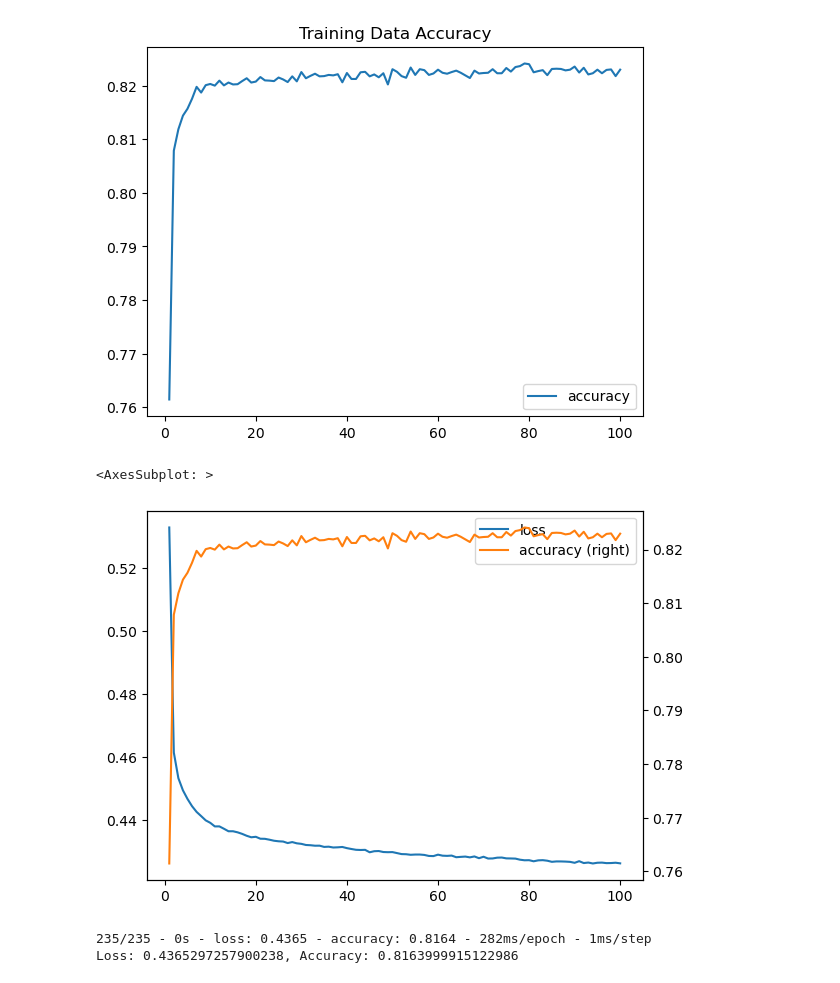
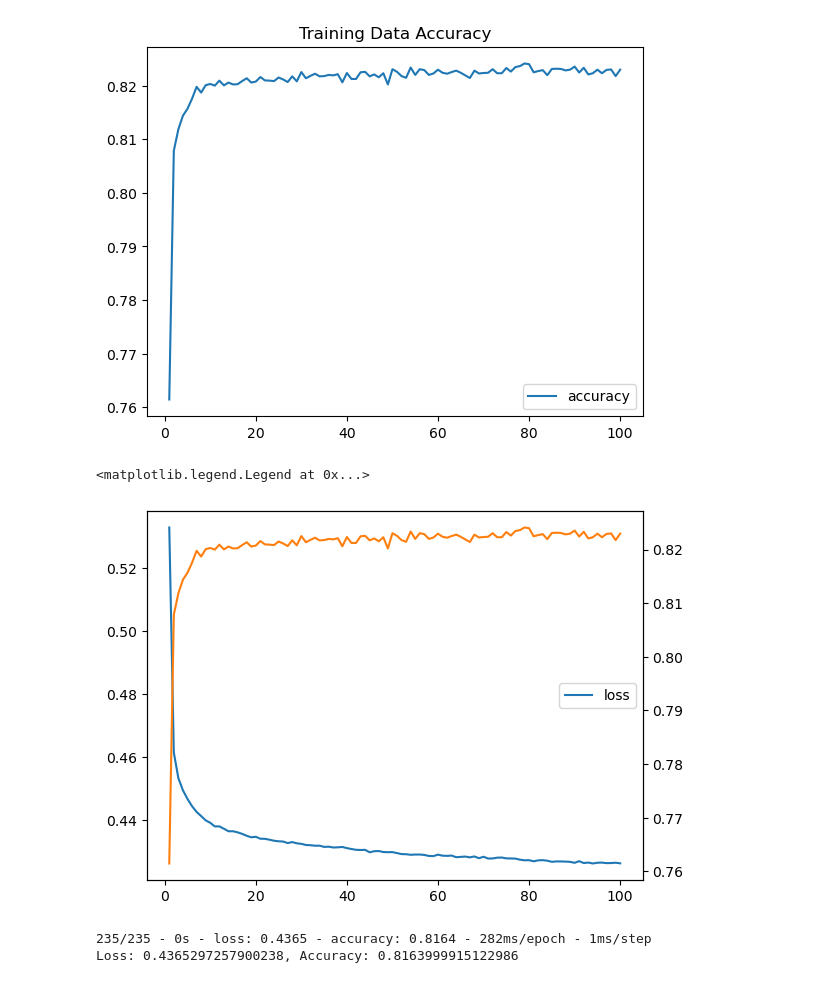
Before and after one commit to mikewenner/Jupyter_Notebooks, a Jupyter notebook: ML/13-neural_networks/01/multiple_hidden_neuron.ipynb, the cells around one changed output. Saved outputs shown, nothing was run; the diff lists cells and outputs as text; code cells hidden in the pictures.

```diff
--- a/ML/13-neural_networks/01/multiple_hidden_neuron.ipynb
+++ b/ML/13-neural_networks/01/multiple_hidden_neuron.ipynb
@@ -150,10 +150,11 @@ model_plot.plot(title = "Training Data Accuracy", y="accuracy")
 <AxesSubplot: title={'center': 'Training Data Accuracy'}>
 [figure]
 # %%
-model_plot.plot(secondary_y = "accuracy")
+
+model_plot.plot(secondary_y = "accuracy").legend(loc="center right")
 # %% [output]
-<AxesSubplot: >
+<matplotlib.legend.Legend at 0x...>
-[figure, old version]
+[figure, new version]
 # %%
 # Evaluate the model loss and accuracy metrics using the evaluate method and the test data
 model_loss, model_accuracy = neuron.evaluate(X_test_scaled, y_test, verbose=2)
```
